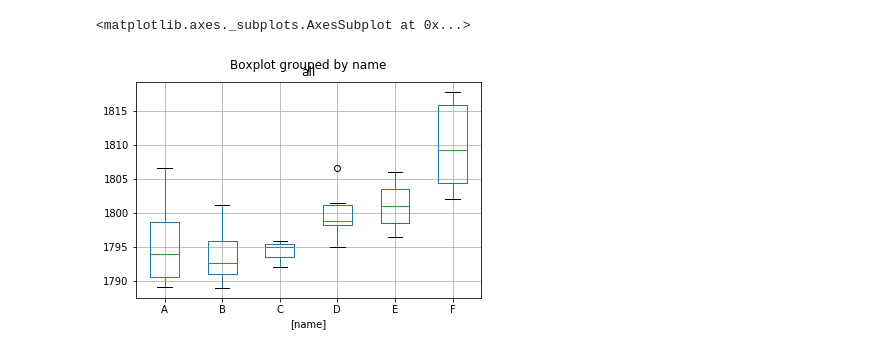
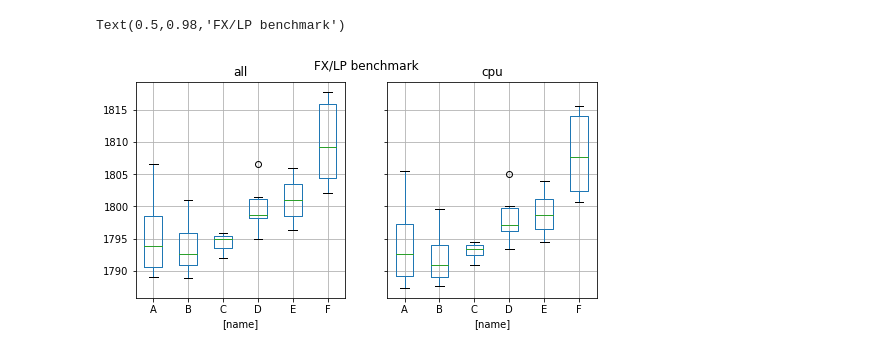
Before and after one commit to iharh/prj, a Jupyter notebook: py/fxchart/c.ipynb, the cells around one changed output. Saved outputs shown, nothing was run; the diff lists cells and outputs as text; code cells hidden in the pictures.

```diff
--- a/py/fxchart/c.ipynb
+++ b/py/fxchart/c.ipynb
@@ -1,26 +1,30 @@
 # %%
 import glob
 import pandas as pd
-
-#df0 = pd.read_csv('data/stat0.csv')
+import matplotlib.pyplot as plt
 
 filenames = glob.glob('./data/?0.csv')
 filenames.sort()
 dfs = map(lambda f: pd.read_csv(f), filenames)
 df0 = pd.concat(dfs, join="inner")
-d.to_csv('data/{}-percentiled.csv'.format(val_col), index=False)
+df0.to_csv('data/stat0.csv', index=False)
 
 def process(df, val_col):
     dfr = df.loc[:,['name', val_col]].sort_values(by=['name', val_col])
     dfr = dfr.groupby('name', as_index=False).apply(lambda grp: grp.iloc[2:-2])
     dfr.to_csv('data/{}-percentiled.csv'.format(val_col), index=False)
     return dfr
 
-process(df0, 'all').boxplot(by='name')
-#process('cpu').boxplot(by='name')
+dfall = process(df0, 'all')
+dfcpu = process(df0, 'cpu')
+
+fig, axes = plt.subplots(nrows=1, ncols=2, figsize=(8, 4), sharey=True)
+dfall.boxplot(by='name', ax=axes[0])
+dfcpu.boxplot(by='name', ax=axes[1])
+fig.suptitle('FX/LP benchmark')
 # %% [output]
-<matplotlib.axes._subplots.AxesSubplot at 0x...>
+Text(0.5,0.98,'FX/LP benchmark')
-[figure, old version]
+[figure, new version]
 # %%
 import pandas as pd
 import numpy as np
```
Also changed, not shown: parts of 1 cell of this notebook, 2 other files.
